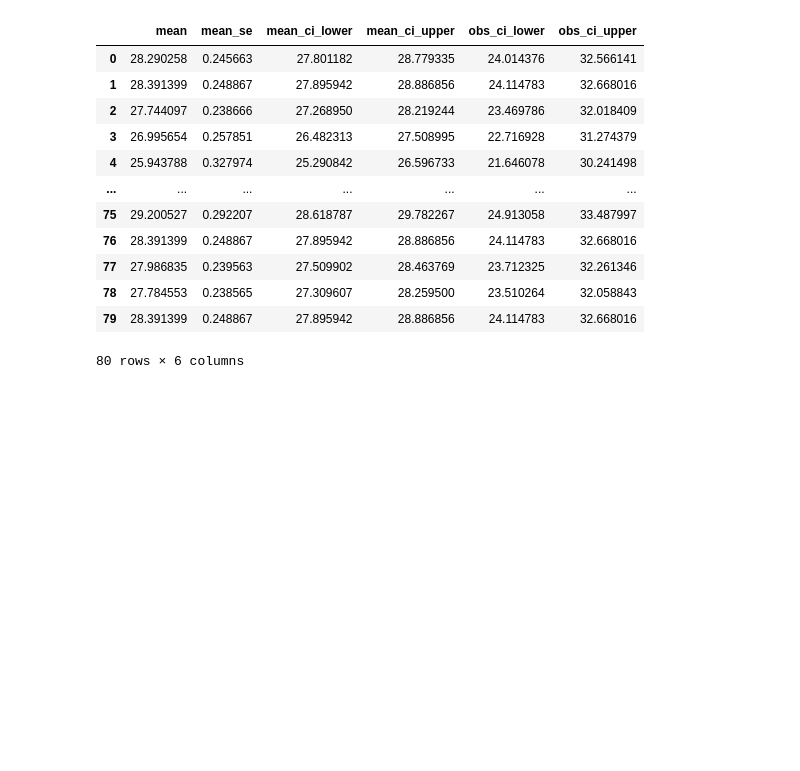
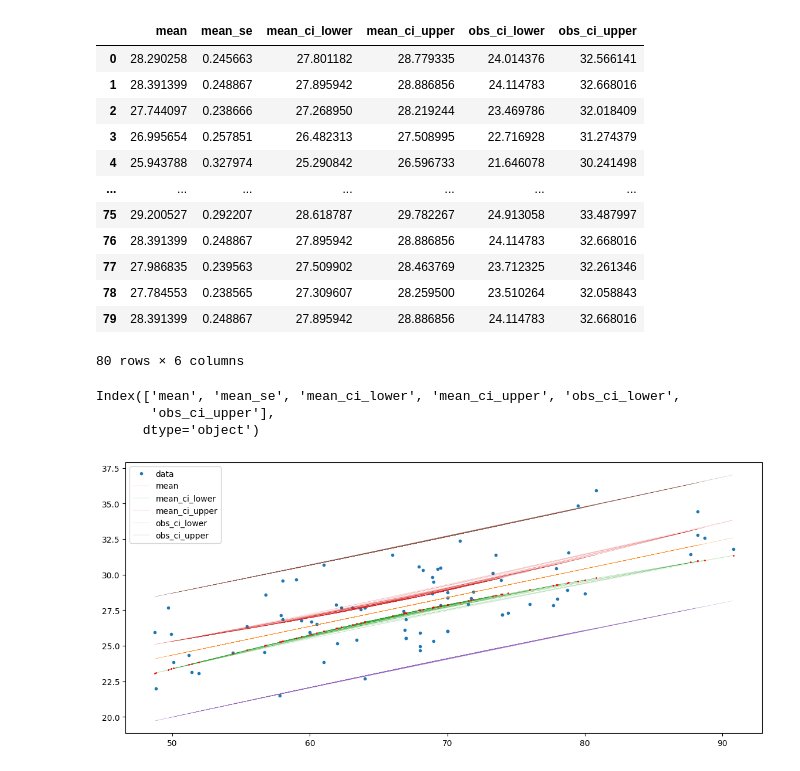
Before and after one commit to subthalamic/subthalamic, a Jupyter notebook: theory/regression/smfolsobj.ipynb, the cells around one changed output. Saved outputs shown, nothing was run; the diff lists cells and outputs as text; code cells hidden in the pictures; blank space fills up the shorter version.

```diff
--- a/theory/regression/smfolsobj.ipynb
+++ b/theory/regression/smfolsobj.ipynb
@@ -41,3 +41,5 @@ __doc__
 
 # for i in smf.ols('BMI_init ~ weight_init', data = m).fit()._results.model.__dict__:
     # print(i, end = '   ')
+# %%
+mod.fit().summary()
@@ -171,0 +199,2 @@ dtype: float64
+# %%
+mod.fit().params / mod.fit().bse
@@ -171,0 +205,2 @@ dtype: float64
+# %%
+mod.fit().tvalues
@@ -195,3 +236,19 @@ mod.fit().get_prediction().summary_frame()
 | 78 | 27.784553 | 0.238565 | 27.309607 | 28.259500 | 23.510264 | 32.058843 |
 | 79 | 28.391399 | 0.248867 | 27.895942 | 28.886856 | 24.114783 | 32.668016 |
 80 rows × 6 columns
+# %%
+mod.fit().get_prediction().summary_frame().columns
+# %% [output]
+Index(['mean', 'mean_se', 'mean_ci_lower', 'mean_ci_upper', 'obs_ci_lower',
+       'obs_ci_upper'],
+      dtype='object')
+# %%
+fig, ax = plt.subplots(figsize=(14, 6))
+ax.plot(m.weight_init, mod.endog, 'o', markersize = 3, label = 'data')
+#ax.plot(m.weight_init, mod.fit().fittedvalues, 'd--', linewidth = 0.5, markersize = 3, label = 'model')
+ax.plot(m.weight_init, mod.fit().get_prediction().summary_frame().drop(columns = 'mean_se'), '-', linewidth = 0.1, markersize = 3, label = mod.fit().get_prediction().summary_frame().drop(columns = 'mean_se').columns)
+ax.plot(m.weight_init, mod.fit().get_prediction().summary_frame()['mean']-mod.fit().get_prediction().summary_frame()['mean_se']*1.96, 'o', markersize = 1, color = 'red')
+ax.legend(loc="best")
+plt.show()
+# %% [output]
+[figure, added]
```
Also changed, not shown: parts of 5 cells of this notebook, 6 other files.
